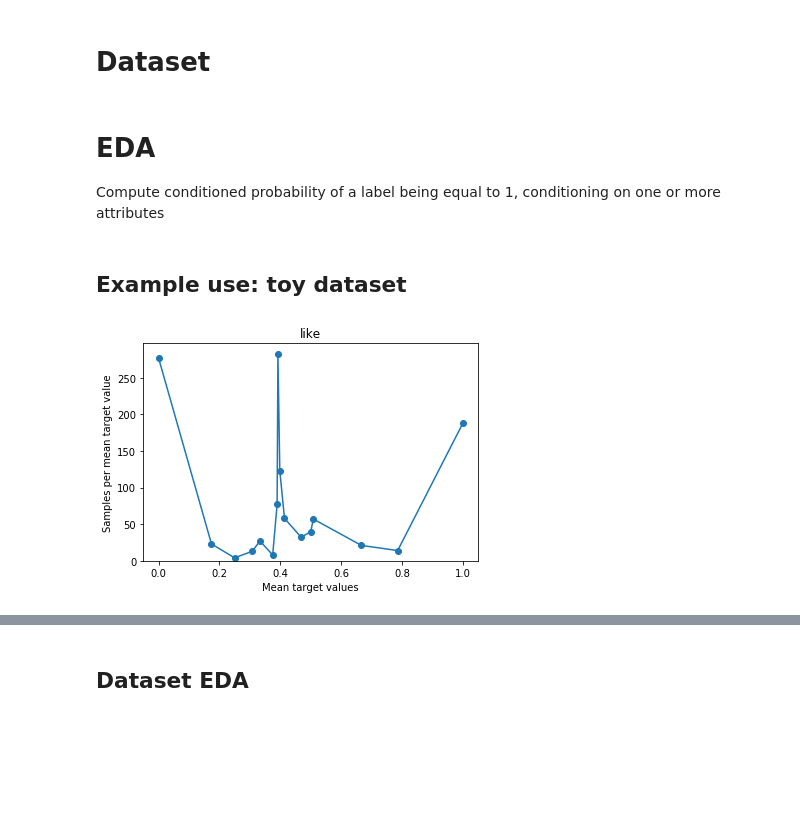
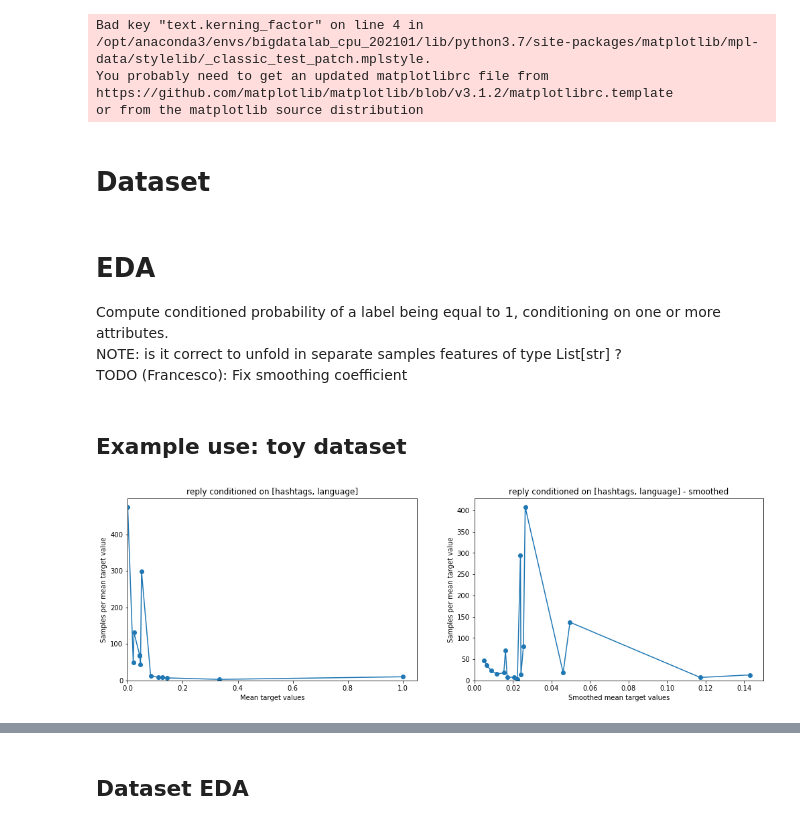
Before and after one commit to MAL-TO/recsys-2021, a Jupyter notebook: notebooks/eda-target-encoding.ipynb, the cells around one changed output, grey strips where cells are left out. Saved outputs shown, nothing was run; the diff lists cells and outputs as text; code cells hidden in the pictures; blank space fills up the shorter version.

Commit message:
Add smoothing and feature extraction to TE eda

```diff
--- a/notebooks/eda-target-encoding.ipynb
+++ b/notebooks/eda-target-encoding.ipynb
@@ -1,10 +1,12 @@
 # %%
 import os
+import time
 import matplotlib.pyplot as plt
 import pandas as pd
 from datetime import datetime
 from pyspark.sql.types import IntegerType
 from pyspark.sql import Row
+from pyspark.sql.functions import col, mean
 
 
 INPUT_PATH = "hdfs://BigDataHA/user/s277309/recsys_data/"
@@ -50,15 +52,21 @@ labels_idx = {
     "like_timestamp": 23                    # Long      Unix timestamp (in seconds) of the like by the engaging user, if they liked the tweet
 }
 
-labels = ["TARGET_" + l for l in labels_idx.keys()]
+labels = list(labels_idx.keys())
+# %% [output]
+Bad key "text.kerning_factor" on line 4 in
+/opt/anaconda3/envs/bigdatalab_cpu_202101/lib/python3.7/site-packages/matplotlib/mpl-data/stylelib/_classic_test_patch.mplstyle.
+You probably need to get an updated matplotlibrc file from
+https://github.com/matplotlib/matplotlib/blob/v3.1.2/matplotlibrc.template
+or from the matplotlib source distribution
 # %% [markdown]
 # Dataset
 # %%
 if TEST:
-    INPUT_PATH = "recsys_data_sample_generated/sample_0.0003"
+    INPUT_PATH = "recsys_data_sample_generated/sample_0.0000"
     df = spark.read.parquet(INPUT_PATH)
 else:
-    schema = features + list(map(lambda l: f"TARGET_{l}", labels_idx))  # Column names
+    schema = features + list(labels)  # Column names
     df = sc.textFile(INPUT_PATH).map(lambda line: line.strip().split("\x01")).toDF(schema)
 # %%
 def binarize_label(el):
@@ -77,5 +85,7 @@ for l in labels:
     binary_labels.append(bin_l)
 # %% [markdown]
 # EDA
-Compute conditioned probability of a label being equal to 1, conditioning on one or more attributes
+Compute conditioned probability of a label being equal to 1, conditioning on one or more attributes.
+NOTE: is it correct to unfold in separate samples features of type List[str] ?
+TODO (Francesco): Fix smoothing coefficient
 # %%
@@ -156,3 +205,6 @@ def conditional_prob(df, conditioning_rv, target):
+# %%
+# Smoothing factor
+ALPHA = 20
 # %% [markdown]
 ## Example use: toy dataset
 # %%
@@ -160,6 +212,6 @@ toy_df = df.limit(1000)
 # %%
 # Better to have a single random variable to test significance
 # To group on more than one field, simply reapply this function
-result = conditional_prob(toy_df, ["hashtags", "language"], "binary_TARGET_like_timestamp")
+result = conditional_prob(toy_df, ["hashtags", "language"], "binary_reply_timestamp", ALPHA)
 # %% [output]
-[figure, old version]
+[figure, new version]
```
Also changed, not shown: parts of 10 cells of this notebook.
